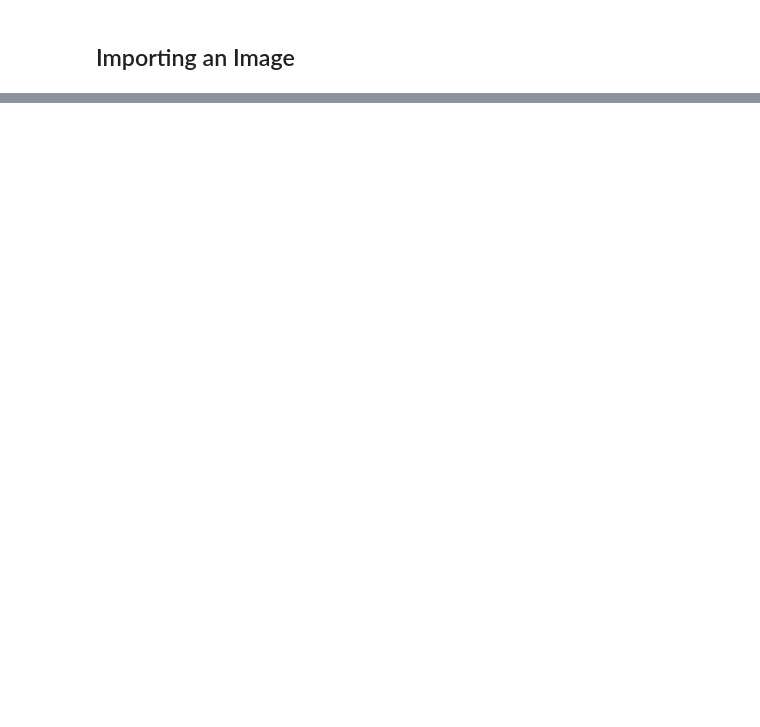
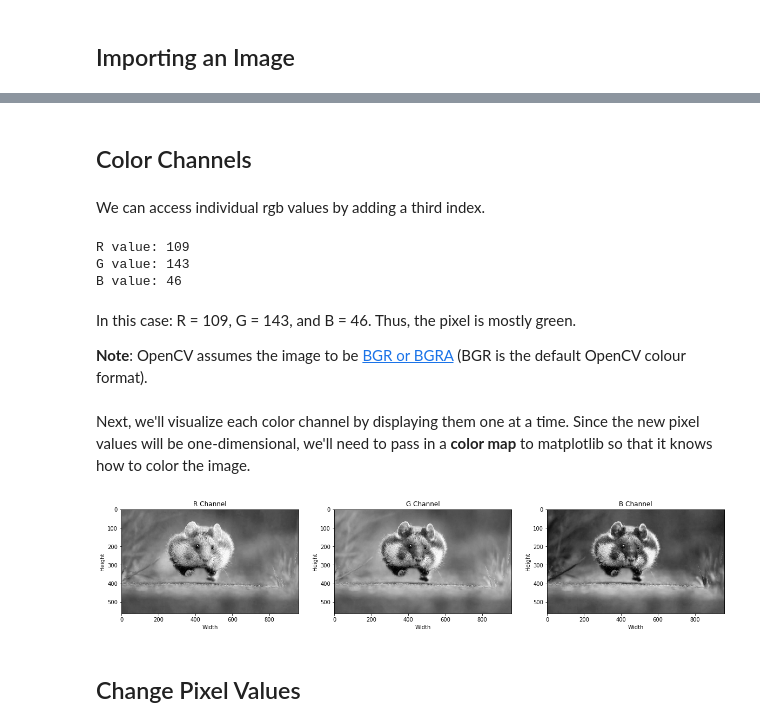
Before and after one commit to tross2552/CS420_PS0, a Jupyter notebook: Basic Image Data Analysis.ipynb, the cells around one changed output, grey strips where cells are left out. Saved outputs shown, nothing was run; the diff lists cells and outputs as text; code cells hidden in the pictures; blank space fills up the shorter version.

```diff
--- a/Basic Image Data Analysis.ipynb
+++ b/Basic Image Data Analysis.ipynb
@@ -212,17 +9,0 @@ Now, we know that each pixel of the image is represented by three integers. Spli
-# %%
-import numpy as np
-
-pic=imageio.imread('demo_2.jpg')
-
-fig,ax=plt.subplots(nrows=1,ncols=3,figsize=(15,5))
-
-for c,ax in zip(range(3),ax):
-
-    # create zero matrix
-    split_img=np.zeros(pic.shape,dtype="uint8")# 'dtype' by default: 'numpy.float64'
-
-    # passing each channel
-    split_img[:,:,c]=pic[:,:,c]
-
-    # display each channel
-    ax.imshow(split_img)
@@ -317,0 +54,41 @@ Here is [the second part](https://www.kdnuggets.com/2018/07/image-data-analysis-
+# %% [markdown]
+## Color Channels
+# %% [markdown]
+We can access individual rgb values by adding a third index.
+# %%
+print('R value: {}'.format(pic[ 100, 50, 0]))
+
+print('G value: {}'.format(pic[ 100, 50, 1]))
+
+print('B value: {}'.format(pic[ 100, 50, 2]))
+# %% [output]
+R value: 109
+G value: 143
+B value: 46
+# %% [markdown]
+In this case: R = 109, G = 143, and B = 46. Thus, the pixel is mostly green.
+
+**Note**: OpenCV assumes the image to be [BGR or BGRA](https://docs.opencv.org/trunk/d4/da8/group__imgcodecs.html#gabbc7ef1aa2edfaa87772f1202d67e0ce) (BGR is the default OpenCV colour format).
+# %% [markdown]
+Next, we'll visualize each color channel by displaying them one at a time. Since the new pixel values will be one-dimensional, we'll need to pass in a **color map** to matplotlib so that it knows how to color the image.
+# %%
+fig,ax = plt.subplots( nrows=1, ncols=3, figsize=(20,20) )
+
+ax[0].set_title("R Channel")
+ax[1].set_title("G Channel")
+ax[2].set_title("B Channel")
+
+for c,ax in zip(range(3),ax):
+
+    # passing each channel
+    curr_channel = pic[:,:,c]
+
+    ax.set_ylabel('Height')
+    ax.set_xlabel('Width')
+
+    # display each channel
+    ax.imshow(curr_channel, cmap=plt.cm.gray)
+# %% [output]
+[figure, added]
+# %% [markdown]
+## Change Pixel Values
```
Also changed, not shown: parts of 61 cells of this notebook.
